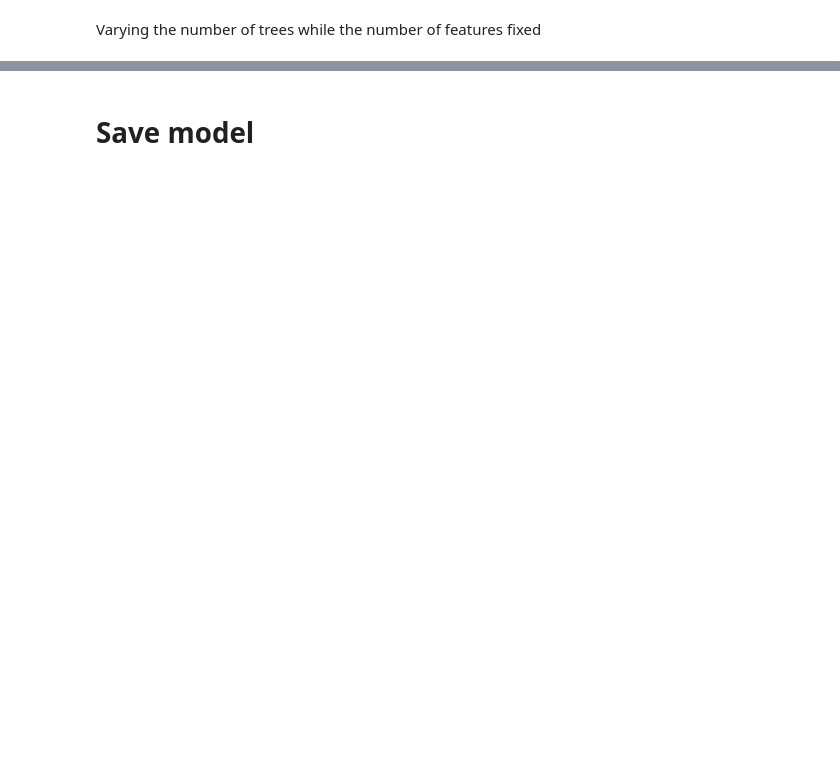
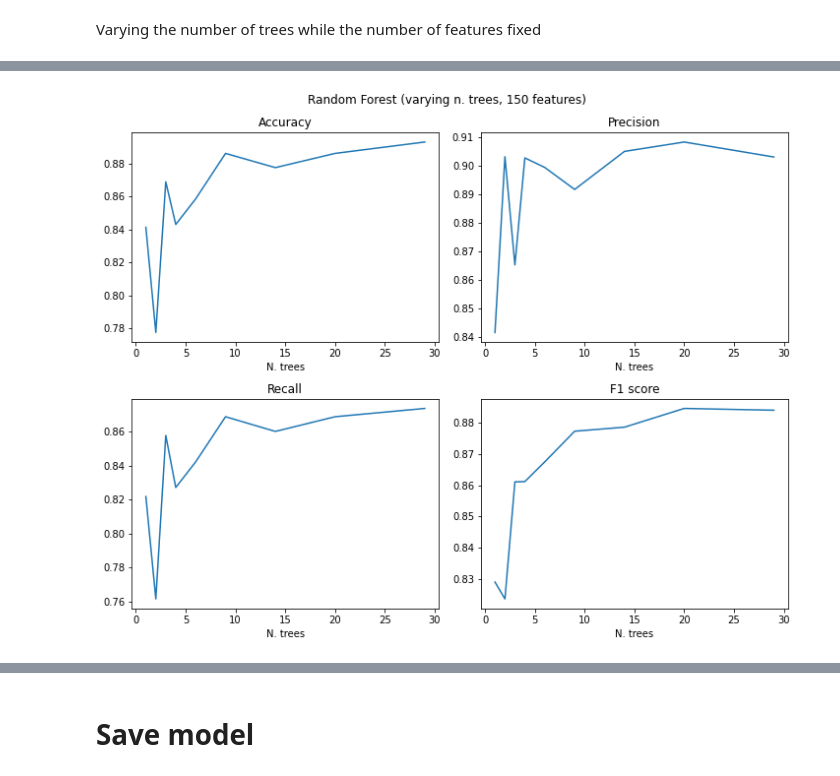
Before and after one commit to bunbohue19/Machine-Learning-Data-Mining, a Jupyter notebook: dtree-student-dropout.ipynb, the cells around one changed output, grey strips where cells are left out. Drawn from its saved outputs; the diff is of its cells as text; code cells hidden in the pictures; blank space fills up the shorter version.

```diff
--- a/dtree-student-dropout.ipynb
+++ b/dtree-student-dropout.ipynb
@@ -748,0 +820,26 @@ for n_trees in n_trees_list:
+# %%
+fig, ((ax1, ax2), (ax3, ax4)) = plt.subplots(2, 2, figsize=(10, 8))
+fig.suptitle("Random Forest (varying n. trees, 150 features)")
+
+ax1.plot(n_trees_list, accs)
+ax1.set_title("Accuracy")
+ax1.set_xlabel("N. trees")
+
+ax2.plot(n_trees_list, precs)
+ax2.set_title("Precision")
+ax2.set_xlabel("N. trees")
+
+ax3.plot(n_trees_list, recs)
+ax3.set_title("Recall")
+ax3.set_xlabel("N. trees")
+
+ax4.plot(n_trees_list, f1s)
+ax4.set_title("F1 score")
+ax4.set_xlabel("N. trees")
+
+plt.tight_layout()
+
+plt.savefig('images/rf_n_trees.png')
+plt.show()
+# %% [output]
+[figure, added]
```
Also changed, not shown: parts of 54 cells of this notebook, 7 other files.
